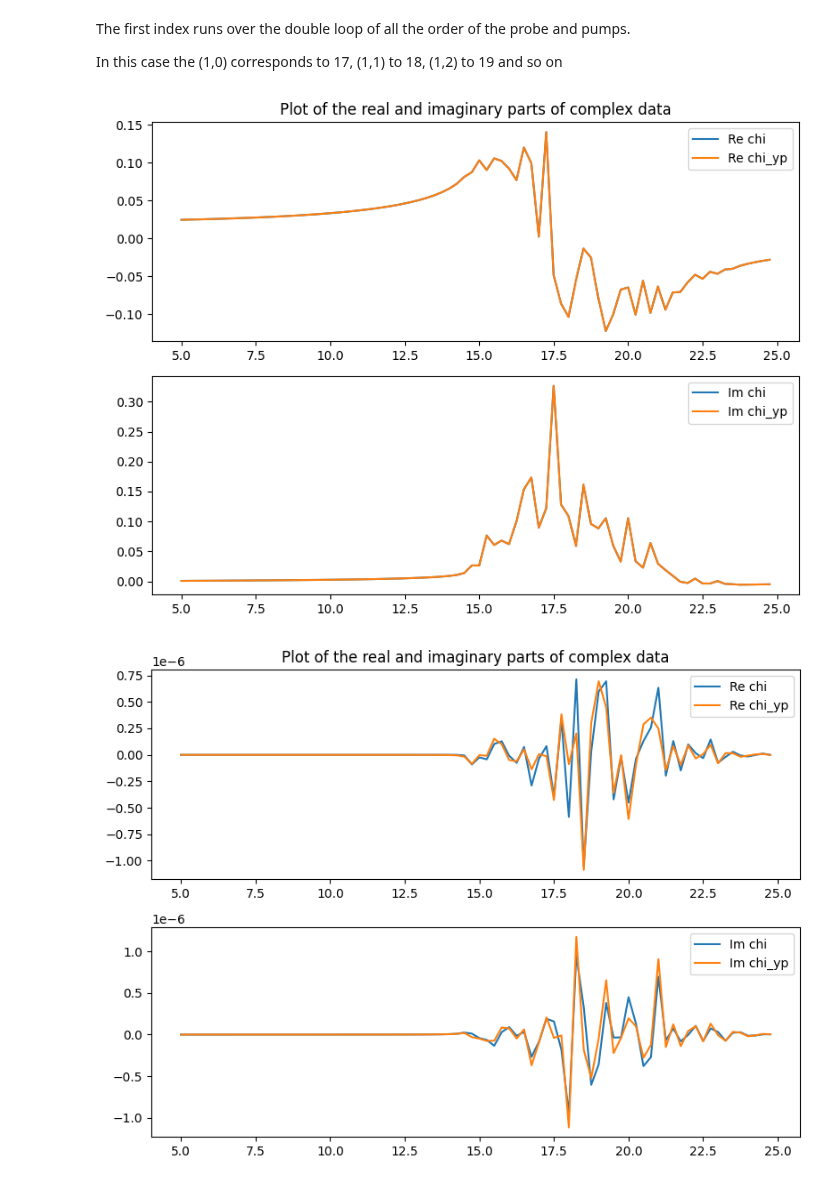
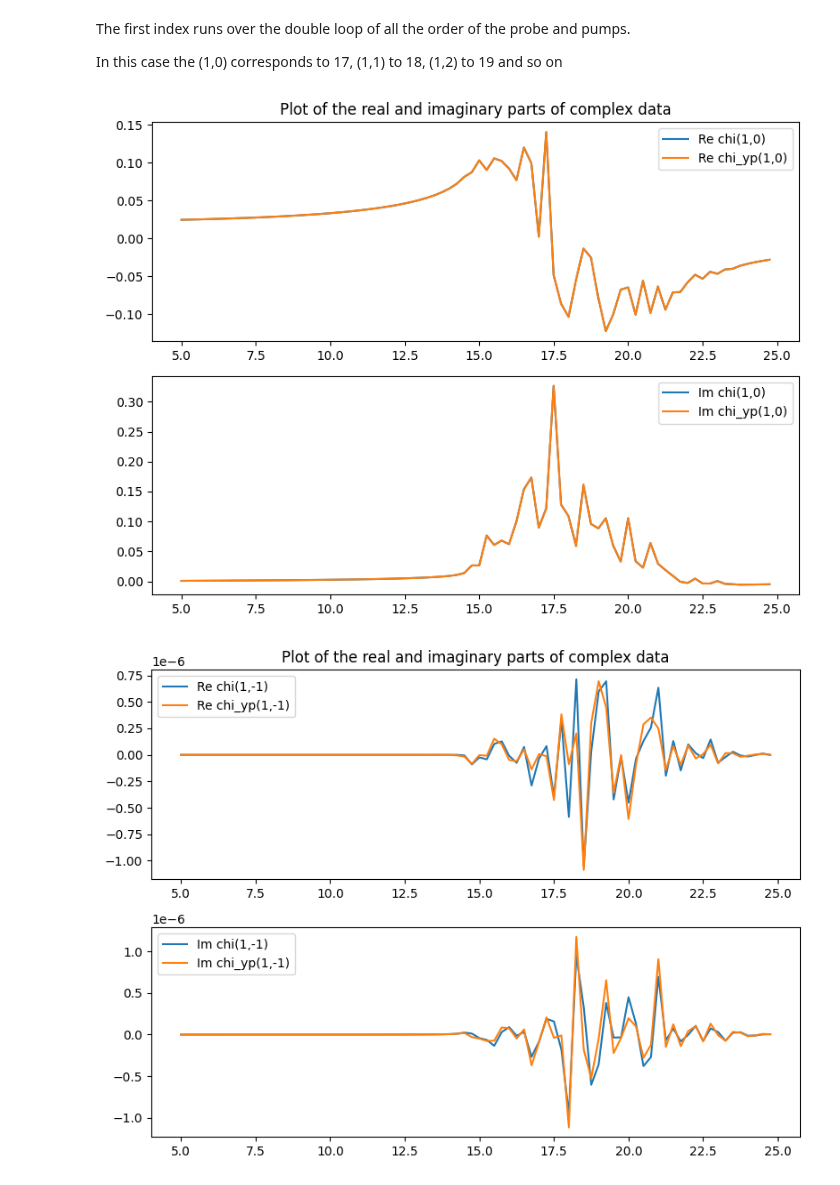
Before and after one commit to marcodalessandro76/MPPI, a Jupyter notebook: sphinx_source/tutorials/Analysis_Optics.ipynb, the cells around one changed output. Saved outputs shown, nothing was run; the diff lists cells and outputs as text; code cells hidden in the pictures.

```diff
--- a/sphinx_source/tutorials/Analysis_Optics.ipynb
+++ b/sphinx_source/tutorials/Analysis_Optics.ipynb
@@ -152,7 +159,7 @@ data = P.YamboNLDBParser(file)
 Parse file : Reference_data/nl_results/LiF-pump_1.55-nlenrange_5.0-25.0-nlensteps_80-bands_3-6-damp_0.2-sin/ndb.Nonlinear
 Field 3 not found
 # %%
-nl = O.Xn_frequency_mixing(data,Trange=[-1,-1],X_order=(2,2),verbose=False)
+nl = O.Xn_frequency_mixing(data,Trange=[-1,-1],X_order=(1,2),verbose=False)
 nl.get_info()
 # %% [output]
 Time range of the simulation (in au): 0.0 - 6201.206000484204
@@ -254,11 +259,11 @@ The first index runs over the double loop of all the order of the probe and pump
 
 In this case the (1,0) corresponds to 17, (1,1) to 18, (1,2) to 19 and so on
 # %%
-U.Plot_ComplexArray(freqs_freqmix,chi_freqmix[0][(1,0)],label='chi',data2=chi_freqmix_yp[17,:,0],label2='chi_yp')
+U.Plot_ComplexArray(freqs_freqmix,chi_freqmix[0][(1,0)],label='chi(1,0)',data2=chi_freqmix_yp[17,:,0],label2='chi_yp(1,0)')
 # %% [output]
-[figure, old version]
+[figure, new version]
 # %%
-U.Plot_ComplexArray(freqs_freqmix,chi_freqmix[0][(1,-1)],label='chi',data2=chi_freqmix_yp[16,:,0],label2='chi_yp')
+U.Plot_ComplexArray(freqs_freqmix,chi_freqmix[0][(1,-1)],label='chi(1,-1)',data2=chi_freqmix_yp[16,:,0],label2='chi_yp(1,-1)')
 # %% [output]
-[figure, old version]
+[figure, new version]
 # %%
```
Also changed, not shown: parts of 17 cells of this notebook, 1 other file.
